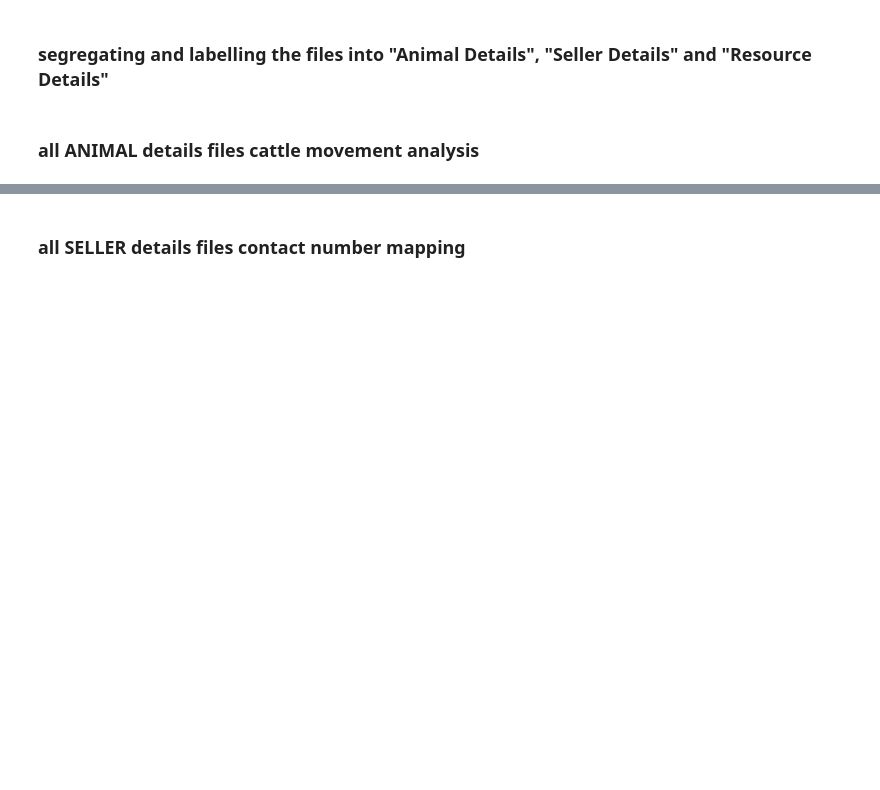
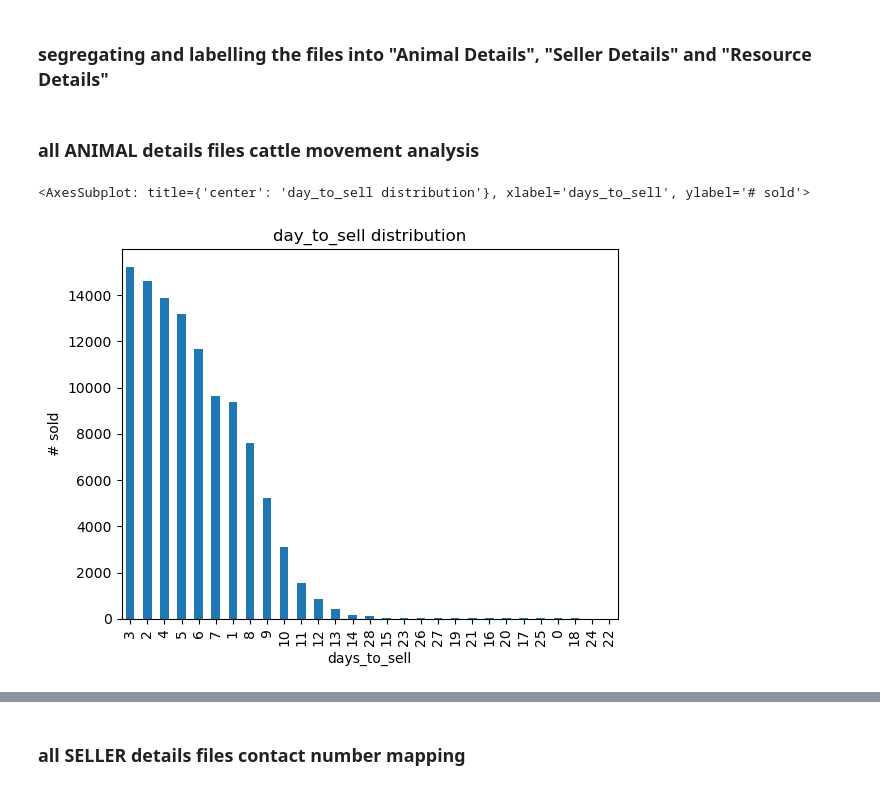
Before and after one commit to naman-mp360/google_cloud_storage-competitor_1_marketplace_pipeline, a Jupyter notebook: competitor_1-pipeline/movement_analysis.ipynb, the cells around one changed output, grey strips where cells are left out. Drawn from its saved outputs; the diff is of its cells as text; code cells hidden in the pictures; blank space fills up the shorter version.

```diff
--- a/competitor_1-pipeline/movement_analysis.ipynb
+++ b/competitor_1-pipeline/movement_analysis.ipynb
@@ -212,28 +238,40 @@ cattle_sold = pd.DataFrame(all_ad_df.sort_values(by='date_scraped').groupby('cat
+# %%
+# rounding off to 6 digit decimal
+cattle_sold['lat'] = cattle_sold['lat'].round(6)
+cattle_sold['long'] = cattle_sold['long'].round(6)
+# %%
+# lat,long pair
+cattle_sold['lat_long'] = cattle_sold.progress_apply(lambda x: str(x['lat'])+","+str(x['long']), axis=1)
 # %%
 # function to get listing_status(Sold/Unsold/Fresh_listing) an the no. of days taken to sell item if sold
 def get_listing_status(x, last_scraped_dt):
     # "UnSold" listing
-    if ((last_scraped_dt-pd.to_datetime(x['date_scraped'])).days)==0:
+    if int((last_scraped_dt-pd.to_datetime(x['date_scraped'])).days)==0:
         days_to_sell = -999
         sold_status = 'UNSOLD'
     # "Fresh" listing
-    elif ((last_scraped_dt-pd.to_datetime(x['publishedOn']).tz_localize(None).replace(hour=0, minute=0, second=0, microsecond=0)).days)==0:
+    elif int((last_scraped_dt-pd.to_datetime(x['publishedOn'].date())).days)==0:
         days_to_sell = -999
         sold_status = 'FRESH_LISTING'
     # "De-listed" listing
-    elif int((pd.to_datetime(x['date_scraped'])-pd.to_datetime(x['publishedOn']).tz_localize(None).replace(hour=0, minute=0, second=0, microsecond=0)).days)+1==29:
+    elif int((pd.to_datetime(x['date_scraped'])-pd.to_datetime(x['publishedOn'].date())).days)==28:
         days_to_sell = -999
         sold_status = 'DELISTED_LISTING'
     # "Sold" listing
     else:
-        days_to_sell = int((pd.to_datetime(x['date_scraped'])-pd.to_datetime(x['publishedOn']).tz_localize(None).replace(hour=0, minute=0, second=0, microsecond=0)).days)+1
+        days_to_sell = int((pd.to_datetime(x['date_scraped'])-pd.to_datetime(x['publishedOn'].date())).days)+1
         sold_status = 'Yes'
 
     # returning the no. of "days_taken_to_sell" and the final "sold_status"
     return [days_to_sell, sold_status]
 # %%
 # applying the "get_listing_status" function
-cattle_sold[['days_to_sell', 'sold_status']] = cattle_sold.apply(lambda y:get_listing_status(y, last_scraped_date),axis=1).tolist()
+cattle_sold[['days_to_sell', 'sold_status']] = cattle_sold.progress_apply(lambda y:get_listing_status(y, last_scraped_date),axis=1).tolist()
+# %%
+cattle_sold[cattle_sold['days_to_sell']!=-999]['days_to_sell'].value_counts().plot.bar(xlabel="days_to_sell",ylabel="# sold", title="day_to_sell distribution")
+# %% [output]
+<AxesSubplot: title={'center': 'day_to_sell distribution'}, xlabel='days_to_sell', ylabel='# sold'>
+[figure, added]
 # %%
 cattle_sold.shape
 # %% [output]
```
Also changed, not shown: parts of 90 cells of this notebook, 16 other files.
